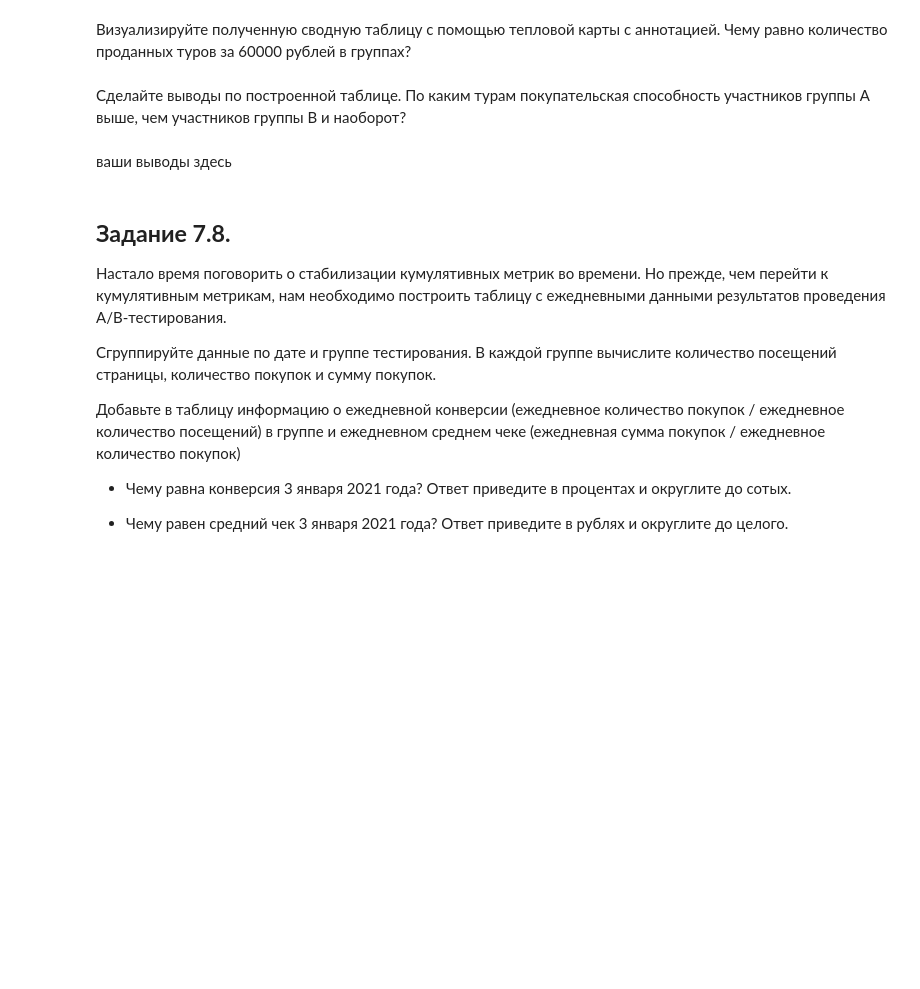
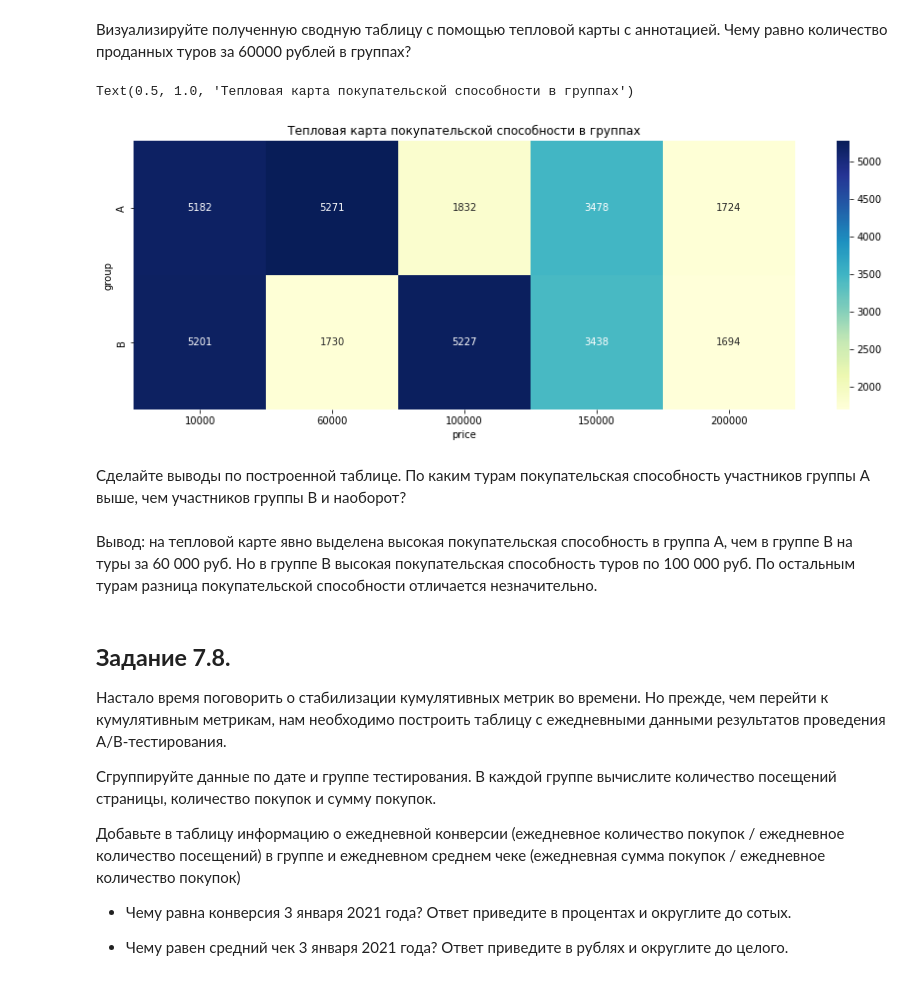
Before and after one commit to DmitriySky47/sf_data_science, a Jupyter notebook: Skillfactory/EDA_5_AB_тестирование/Template_EDA_5.ipynb, the cells around one changed output. Saved outputs shown, nothing was run; the diff lists cells and outputs as text; code cells hidden in the pictures; blank space fills up the shorter version.

```diff
--- a/Skillfactory/EDA_5_AB_тестирование/Template_EDA_5.ipynb
+++ b/Skillfactory/EDA_5_AB_тестирование/Template_EDA_5.ipynb
@@ -196,0 +214,7 @@ data_grouped
+# %%
+pivot = updated_data[updated_data['price']>0].pivot_table(
+    index='group',
+    columns='price',
+    values='purchase',
+    aggfunc='sum'
+)
@@ -202,7 +231,14 @@ data_grouped
+# %%
+fig = plt.figure(figsize=(15, 5))
+ax = sns.heatmap(pivot, fmt='.0f', annot=True, cmap='YlGnBu')
+ax.set_title('Тепловая карта покупательской способности в группах')
+# %% [output]
+Text(0.5, 1.0, 'Тепловая карта покупательской способности в группах')
+[figure, added]
 # %% [markdown]
 Сделайте выводы по построенной таблице. По каким турам покупательская способность участников группы А выше, чем участников группы B и наоборот?
-# %% [markdown]
-ваши выводы здесь
+# %% [markdown]
+Вывод: на тепловой карте явно выделена высокая покупательская способность в группа А, чем в группе В на туры за 60 000 руб. Но в группе В высокая покупательская способность туров по 100 000 руб. По остальным турам разница покупательской способности отличается незначительно.
 # %% [markdown]
 ## **Задание 7.8.**
 
```
Also changed, not shown: parts of 41 cells of this notebook.
